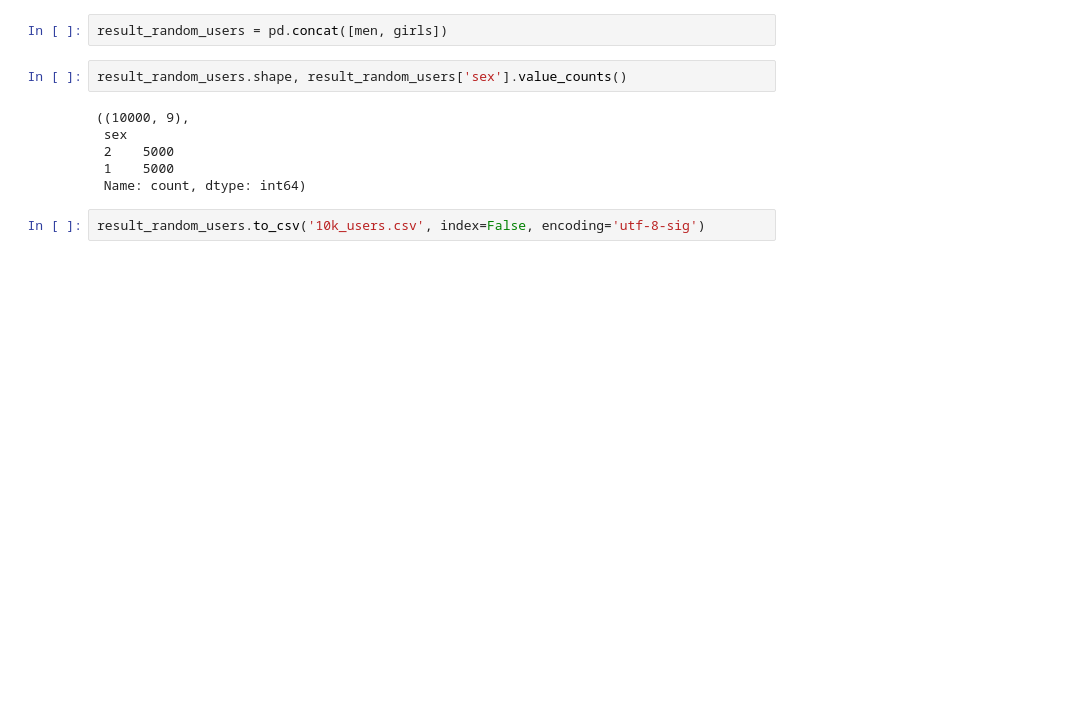
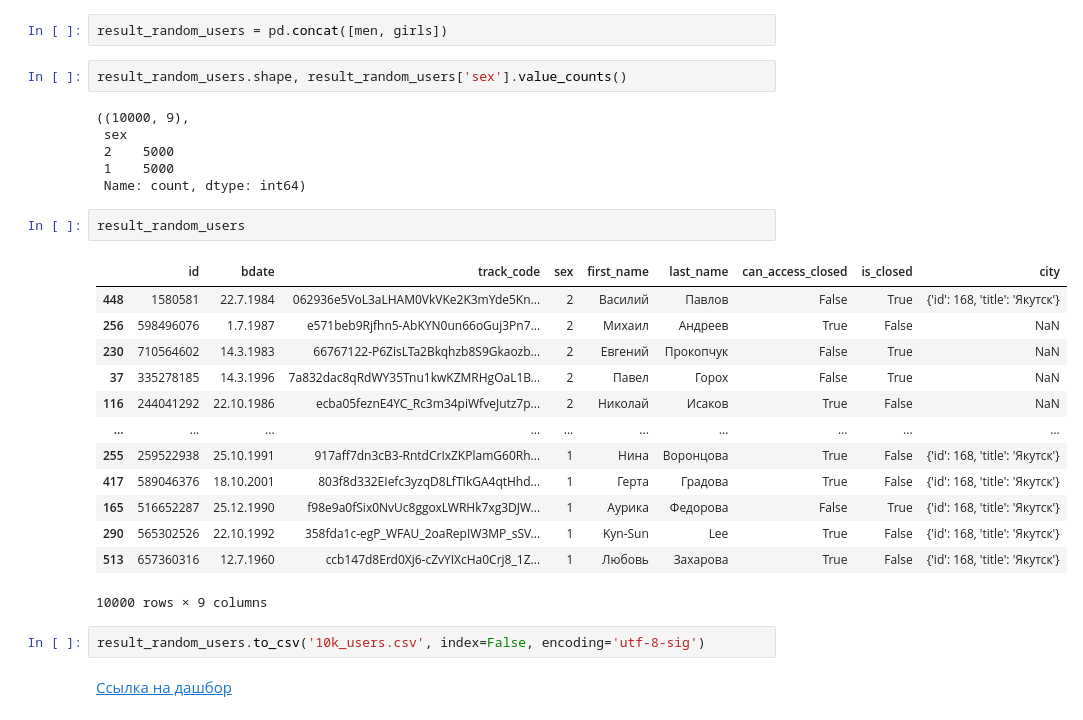
Before and after one commit to v4ndi/misis_study_assignments, a Jupyter notebook: hw_1/homework_1.ipynb, the cells around one changed output. Cells and saved outputs as stored; diff of their text form; blank space fills up the shorter version.

Commit message:
add the last task in hw_1

```diff
--- a/hw_1/homework_1.ipynb
+++ b/hw_1/homework_1.ipynb
@@ -334,5 +314,23 @@ result_random_users.shape, result_random_users['sex'].value_counts()
  2    5000
  1    5000
  Name: count, dtype: int64)
+# %%
+result_random_users
+# %% [output]
+|  | id | bdate | track_code | sex | first_name | last_name | can_access_closed | is_closed | city |
+| 448 | 1580581 | 22.7.1984 | 062936e5VoL3aLHAM0VkVKe2K3mYde5Kn... | 2 | Василий | Павлов | False | True | {'id': 168, 'title': 'Якутск'} |
+| 256 | 598496076 | 1.7.1987 | e571beb9Rjfhn5-AbKYN0un66oGuj3Pn7... | 2 | Михаил | Андреев | True | False | NaN |
+| 230 | 710564602 | 14.3.1983 | 66767122-P6ZisLTa2Bkqhzb8S9Gkaozb... | 2 | Евгений | Прокопчук | False | True | NaN |
+| 37 | 335278185 | 14.3.1996 | 7a832dac8qRdWY35Tnu1kwKZMRHgOaL1B... | 2 | Павел | Горох | False | True | NaN |
+| 116 | 244041292 | 22.10.1986 | ecba05feznE4YC_Rc3m34piWfveJutz7p... | 2 | Николай | Исаков | True | False | NaN |
+| ... | ... | ... | ... | ... | ... | ... | ... | ... | ... |
+| 255 | 259522938 | 25.10.1991 | 917aff7dn3cB3-RntdCrIxZKPlamG60Rh... | 1 | Нина | Воронцова | True | False | {'id': 168, 'title': 'Якутск'} |
+| 417 | 589046376 | 18.10.2001 | 803f8d332EIefc3yzqD8LfTIkGA4qtHhd... | 1 | Герта | Градова | True | False | {'id': 168, 'title': 'Якутск'} |
+| 165 | 516652287 | 25.12.1990 | f98e9a0fSix0NvUc8ggoxLWRHk7xg3DJW... | 1 | Аурика | Федорова | False | True | {'id': 168, 'title': 'Якутск'} |
+| 290 | 565302526 | 22.10.1992 | 358fda1c-egP_WFAU_2oaRepIW3MP_sSV... | 1 | Kyn-Sun | Lee | True | False | {'id': 168, 'title': 'Якутск'} |
+| 513 | 657360316 | 12.7.1960 | ccb147d8Erd0Xj6-cZvYIXcHa0Crj8_1Z... | 1 | Любовь | Захарова | True | False | {'id': 168, 'title': 'Якутск'} |
+10000 rows × 9 columns
 # %%
 result_random_users.to_csv('10k_users.csv', index=False, encoding='utf-8-sig')
+# %% [markdown]
+[Ссылка на дашбор](https://datalens.yandex/ekrsvjse7fje3)
```
Also changed, not shown: parts of 13 cells of this notebook.
